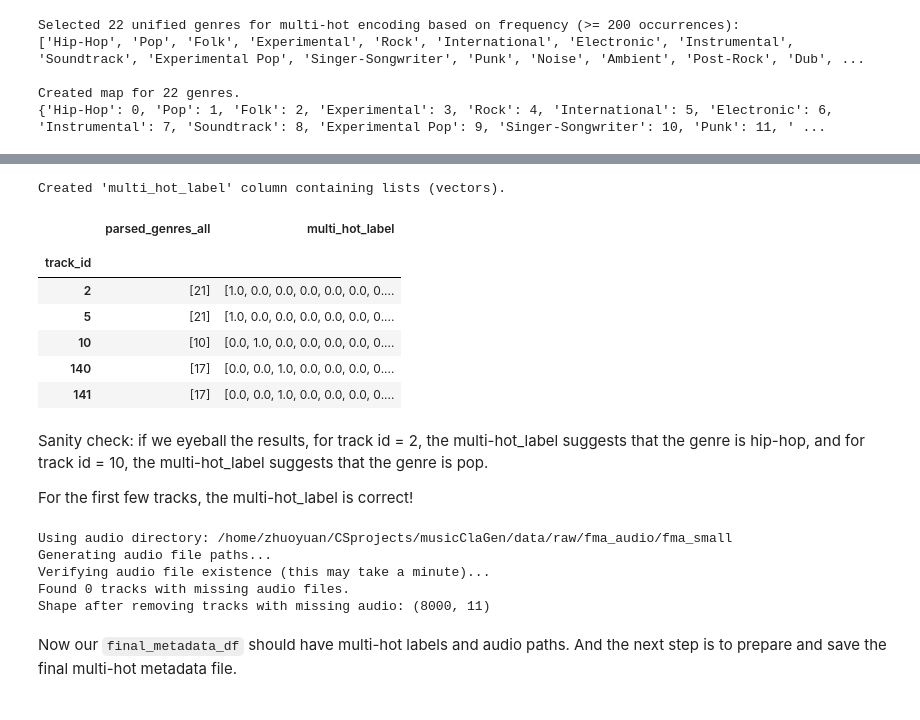
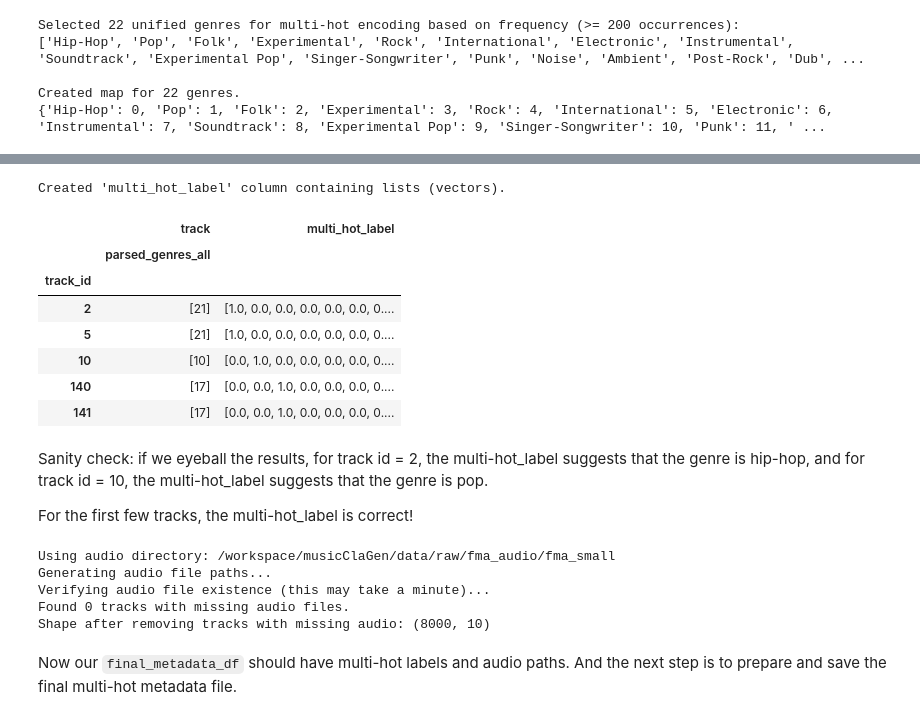
Before and after one commit to ZhuoyuanJiang/MusicClaGen, a Jupyter notebook: src/data/raw/usage.ipynb, the cells around one changed output, grey strips where cells are left out. Saved outputs shown, nothing was run; the diff lists cells and outputs as text; code cells hidden in the pictures.

Commit message:
everything in the local now same as remote using rsync, reran  usage.ipynb

```diff
--- a/src/data/raw/usage.ipynb
+++ b/src/data/raw/usage.ipynb
@@ -437,37 +448,37 @@ def create_final_multi_hot_label(parsed_genre_ids_list,
             where a 1.0 at position i indicates presence of the i-th unified genre.
     """
     # A. Initialize a zero‐vector of length = number of target genres
     label_vector = np.zeros(len(target_genre_map), dtype=np.float32)
     #    (we use float32 because later we’ll feed these into a
     #     BCEWithLogitsLoss, which expects floats)
 
     # B. For each raw genre ID in this track’s parsed list:
     for genre_id in parsed_genre_ids_list:
         # B1. Look up the human name (e.g. 17 → "Folk")
         genre_name = genre_id_map.get(genre_id)
         # B2. If that name exists AND it’s part of our final (unified) genre set:
         if genre_name and genre_name in target_genre_map:
             # B3. Find its index in the unified list (e.g. "Folk" → 3)
             label_index = target_genre_map[genre_name]
             # B4. Flip that position in our vector from 0 → 1
             label_vector[label_index] = 1.0
 
     # C. Convert to a plain Python list before returning,
     #    because DataFrame cells sometimes handle numpy arrays oddly
     return list(label_vector)
 
 
 # Apply the function using the final UNIFIED_GENRES map
-small_selected_genres['multi_hot_label'] = small_selected_genres['parsed_genres_all'].apply(
+small_selected_genres[('multi_hot_label', '')] = small_selected_genres[('track', 'parsed_genres_all')].apply(
     lambda x: create_final_multi_hot_label(x, genre_id_to_name, unified_genre_map)
 )
 
 print("\nCreated 'multi_hot_label' column containing lists (vectors).")
-display(small_selected_genres[['parsed_genres_all', 'multi_hot_label']].head())
+display(small_selected_genres[[('track', 'parsed_genres_all'), ('multi_hot_label', '')]].head())
 # %% [output]
 Created 'multi_hot_label' column containing lists (vectors).
-|  | parsed_genres_all | multi_hot_label |
-|  |  |  |
+|  | track | multi_hot_label |
+|  | parsed_genres_all |  |
 | track_id |  |  |
 | 2 | [21] | [1.0, 0.0, 0.0, 0.0, 0.0, 0.0, 0.... |
 | 5 | [21] | [1.0, 0.0, 0.0, 0.0, 0.0, 0.0, 0.... |
@@ -511,11 +522,11 @@ print(f"Found {num_missing} tracks with missing audio files.")
 final_metadata_df = small_selected_genres[small_selected_genres['audio_exists']].copy()
 print(f"Shape after removing tracks with missing audio: {final_metadata_df.shape}")
 # %% [output]
-Using audio directory: /home/zhuoyuan/CSprojects/musicClaGen/data/raw/fma_audio/fma_small
+Using audio directory: /workspace/musicClaGen/data/raw/fma_audio/fma_small
 Generating audio file paths...
 Verifying audio file existence (this may take a minute)...
 Found 0 tracks with missing audio files.
-Shape after removing tracks with missing audio: (8000, 11)
+Shape after removing tracks with missing audio: (8000, 10)
 # %% [markdown]
 Now our `final_metadata_df` should have multi-hot labels and audio paths. And the next step is to prepare and save the final multi-hot metadata file.
 # %%
```
Also changed, not shown: parts of 9 cells of this notebook.
